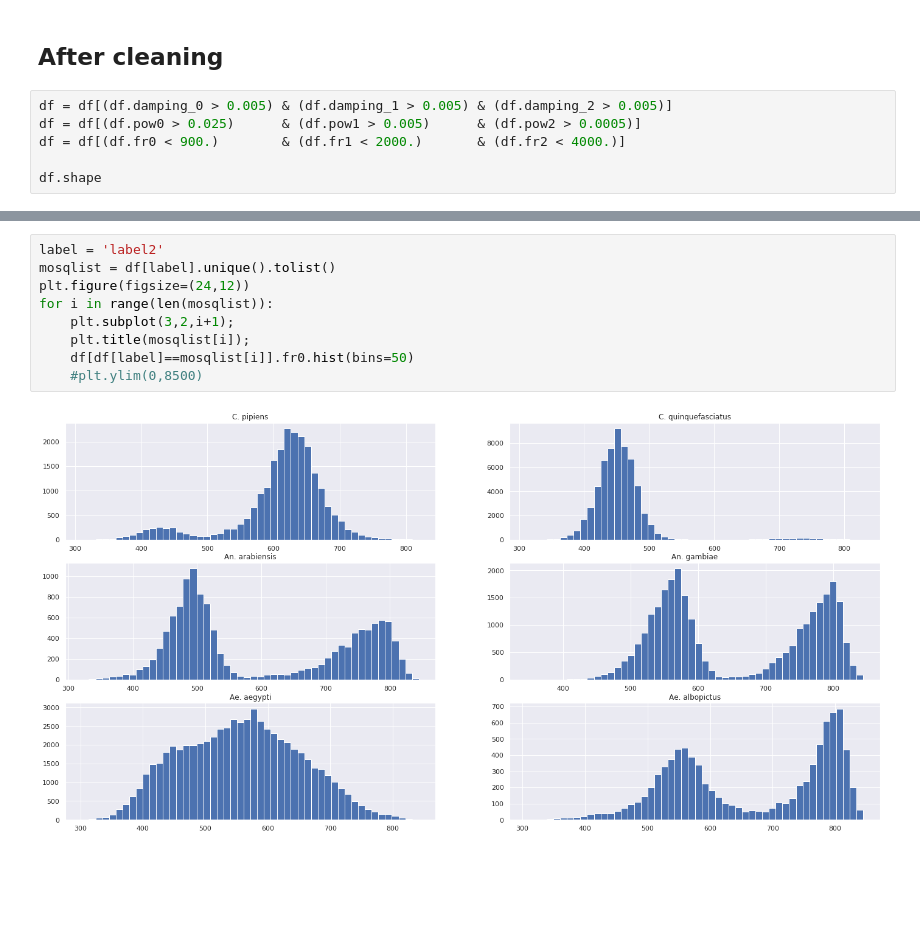
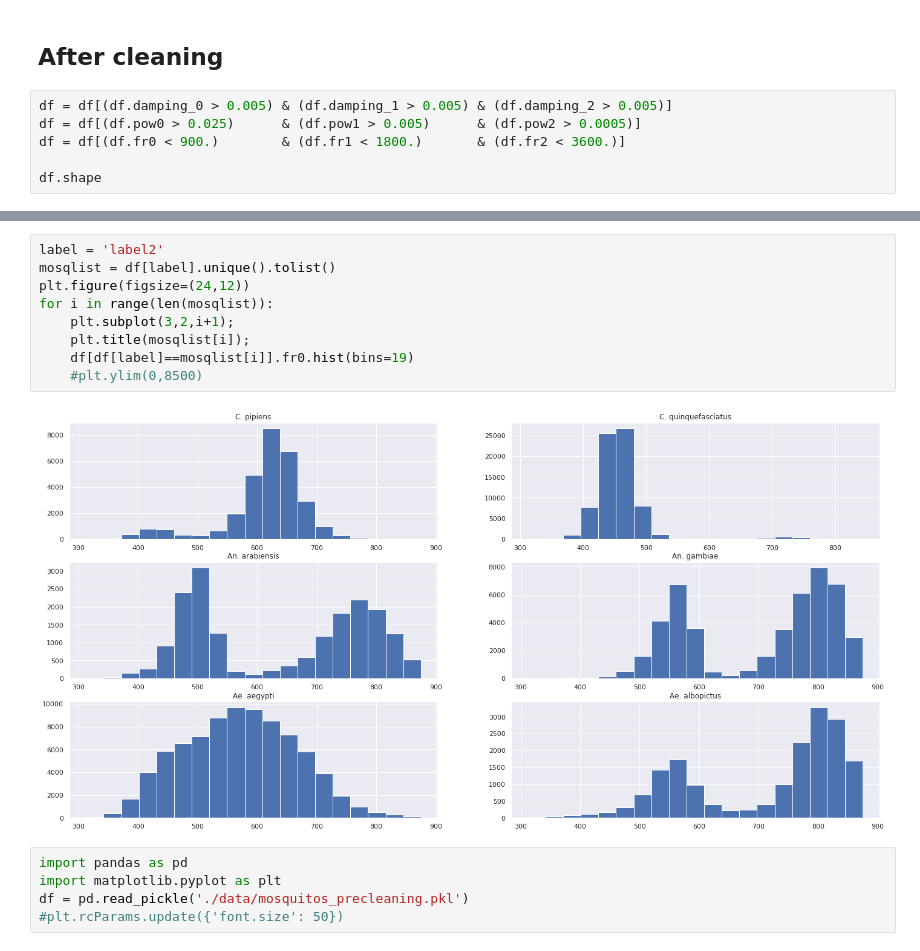
Before and after one commit to kalfasyan/wingbeat_frequencies, a Jupyter notebook: CreatingReadingExploring.ipynb, the cells around one changed output, grey strips where cells are left out. Drawn from its saved outputs; the diff is of its cells as text; blank space fills up the shorter version.

```diff
--- a/CreatingReadingExploring.ipynb
+++ b/CreatingReadingExploring.ipynb
@@ -96,7 +98,7 @@ plt.show()
 # %%
 df = df[(df.damping_0 > 0.005) & (df.damping_1 > 0.005) & (df.damping_2 > 0.005)]
 df = df[(df.pow0 > 0.025)      & (df.pow1 > 0.005)      & (df.pow2 > 0.0005)]
-df = df[(df.fr0 < 900.)        & (df.fr1 < 2000.)       & (df.fr2 < 4000.)]
+df = df[(df.fr0 < 900.)        & (df.fr1 < 1800.)       & (df.fr2 < 3600.)]
 
 df.shape
 # %% [output]
@@ -133,11 +135,16 @@ df.sample(10)
 # %%
 label = 'label2'
 mosqlist = df[label].unique().tolist()
 plt.figure(figsize=(24,12))
 for i in range(len(mosqlist)):
     plt.subplot(3,2,i+1);
     plt.title(mosqlist[i]);
-    df[df[label]==mosqlist[i]].fr0.hist(bins=50)
+    df[df[label]==mosqlist[i]].fr0.hist(bins=19)
     #plt.ylim(0,8500)
 # %% [output]
-[figure, old version]
+[figure, new version]
+# %%
+import pandas as pd
+import matplotlib.pyplot as plt
+df = pd.read_pickle('./data/mosquitos_precleaning.pkl')
+#plt.rcParams.update({'font.size': 50})
```
Also changed, not shown: parts of 10 cells of this notebook, 4 other files.
